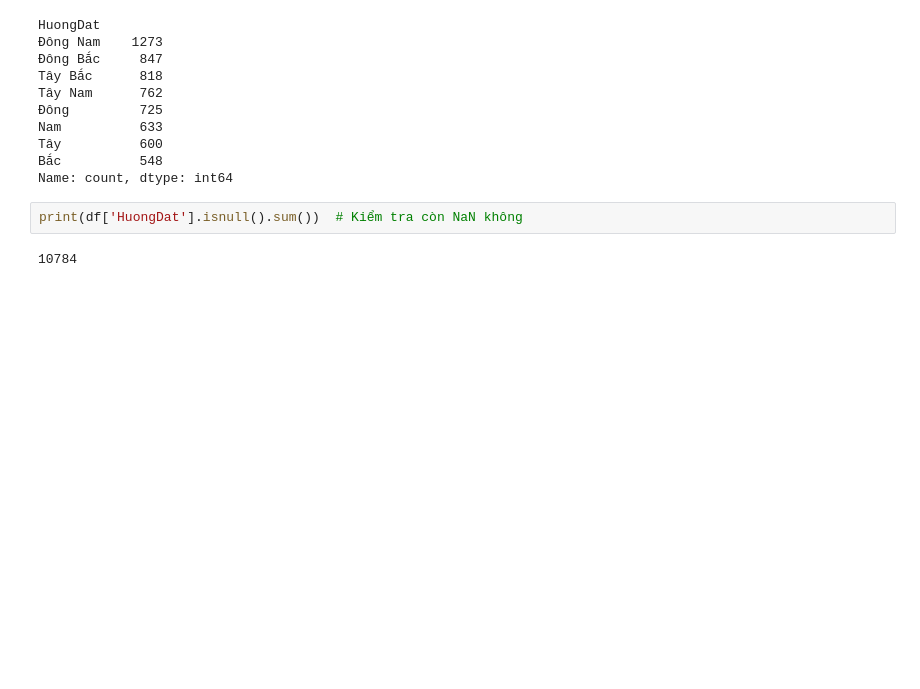
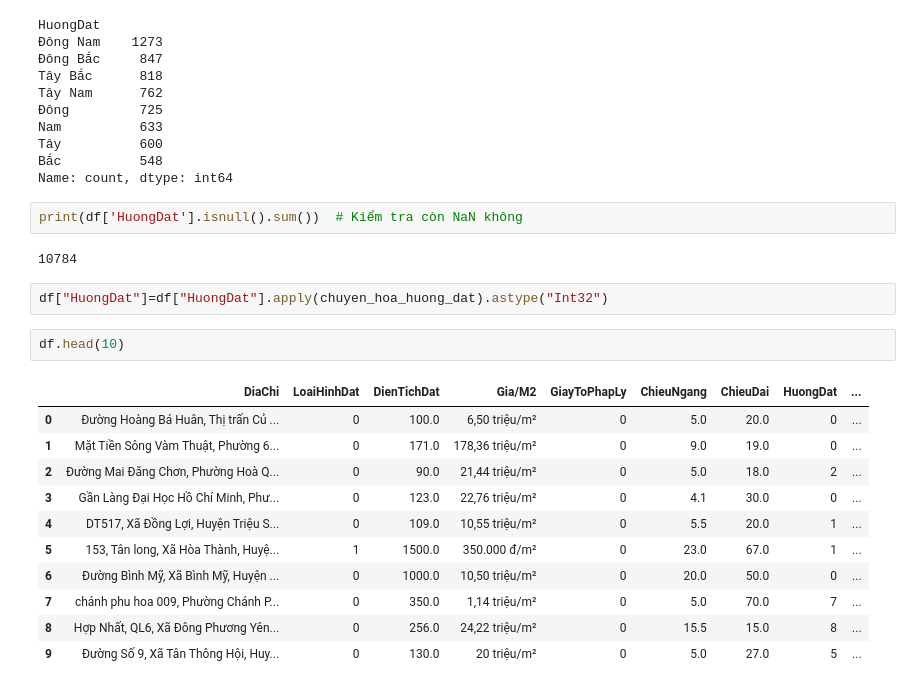
Before and after one commit to ngodongnguyen/PTDL, a Jupyter notebook: Preprocessing/NhaTot.ipynb, the cells around one changed output. Saved outputs shown, nothing was run; the diff lists cells and outputs as text; blank space fills up the shorter version.

```diff
--- a/Preprocessing/NhaTot.ipynb
+++ b/Preprocessing/NhaTot.ipynb
@@ -308,3 +309,19 @@ Name: count, dtype: int64
 print(df['HuongDat'].isnull().sum())  # Kiểm tra còn NaN không
 # %% [output]
 10784
+# %%
+df["HuongDat"]=df["HuongDat"].apply(chuyen_hoa_huong_dat).astype("Int32")
+# %%
+df.head(10)
+# %% [output]
+|  | DiaChi | LoaiHinhDat | DienTichDat | Gia/M2 | GiayToPhapLy | ChieuNgang | ChieuDai | HuongDat | ... |
+| 0 | Đường Hoàng Bá Huân, Thị trấn Củ ... | 0 | 100.0 | 6,50 triệu/m² | 0 | 5.0 | 20.0 | 0 | ... |
+| 1 | Mặt Tiền Sông Vàm Thuật, Phường 6... | 0 | 171.0 | 178,36 triệu/m² | 0 | 9.0 | 19.0 | 0 | ... |
+| 2 | Đường Mai Đăng Chơn, Phường Hoà Q... | 0 | 90.0 | 21,44 triệu/m² | 0 | 5.0 | 18.0 | 2 | ... |
+| 3 | Gần Làng Đại Học Hồ Chí Minh, Phư... | 0 | 123.0 | 22,76 triệu/m² | 0 | 4.1 | 30.0 | 0 | ... |
+| 4 | DT517, Xã Đồng Lợi, Huyện Triệu S... | 0 | 109.0 | 10,55 triệu/m² | 0 | 5.5 | 20.0 | 1 | ... |
+| 5 | 153, Tân long, Xã Hòa Thành, Huyệ... | 1 | 1500.0 | 350.000 đ/m² | 0 | 23.0 | 67.0 | 1 | ... |
+| 6 | Đường Bình Mỹ, Xã Bình Mỹ, Huyện ... | 0 | 1000.0 | 10,50 triệu/m² | 0 | 20.0 | 50.0 | 0 | ... |
+| 7 | chánh phu hoa 009, Phường Chánh P... | 0 | 350.0 | 1,14 triệu/m² | 0 | 5.0 | 70.0 | 7 | ... |
+| 8 | Hợp Nhất, QL6, Xã Đông Phương Yên... | 0 | 256.0 | 24,22 triệu/m² | 0 | 15.5 | 15.0 | 8 | ... |
+| 9 | Đường Số 9, Xã Tân Thông Hội, Huy... | 0 | 130.0 | 20 triệu/m² | 0 | 5.0 | 27.0 | 5 | ... |
```
Also changed, not shown: parts of 8 cells of this notebook, 2 other files.
